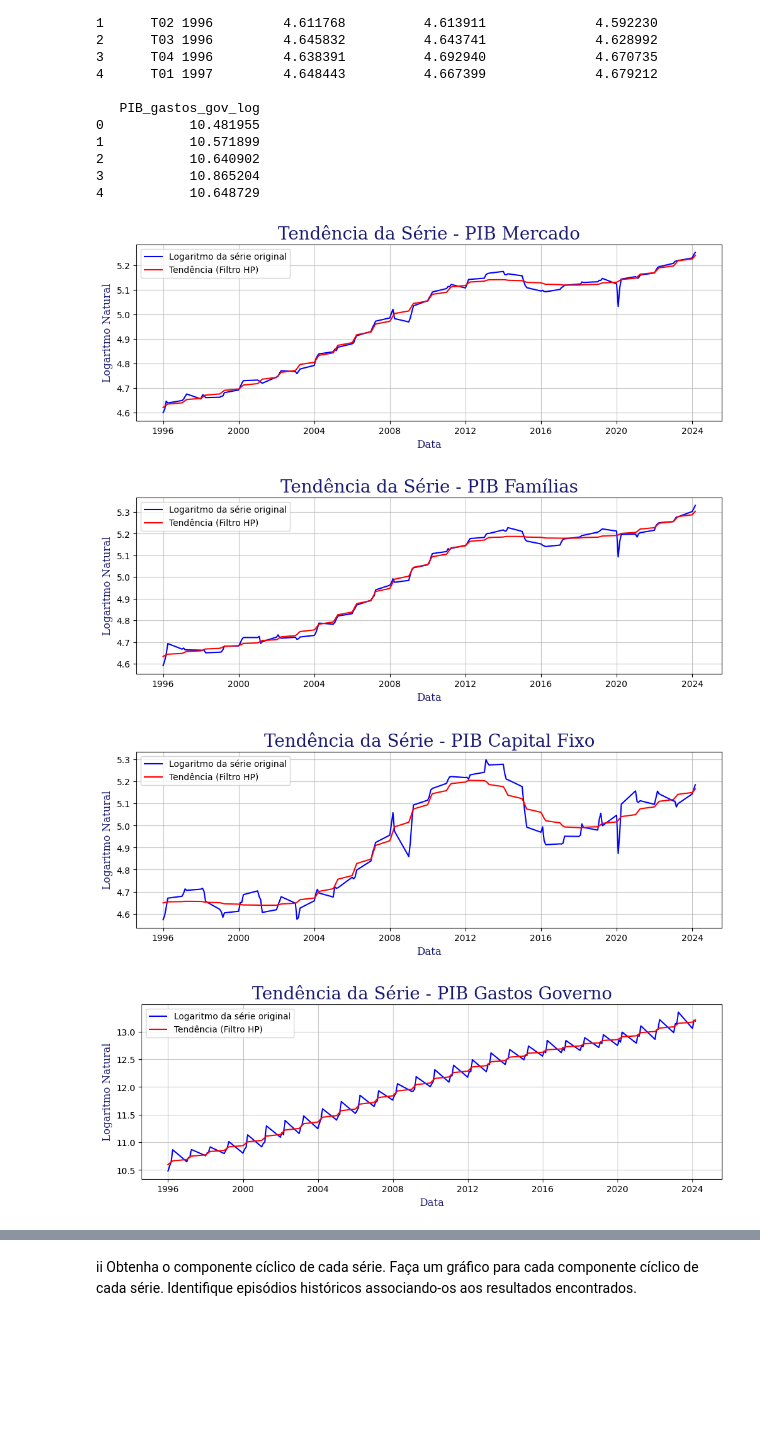
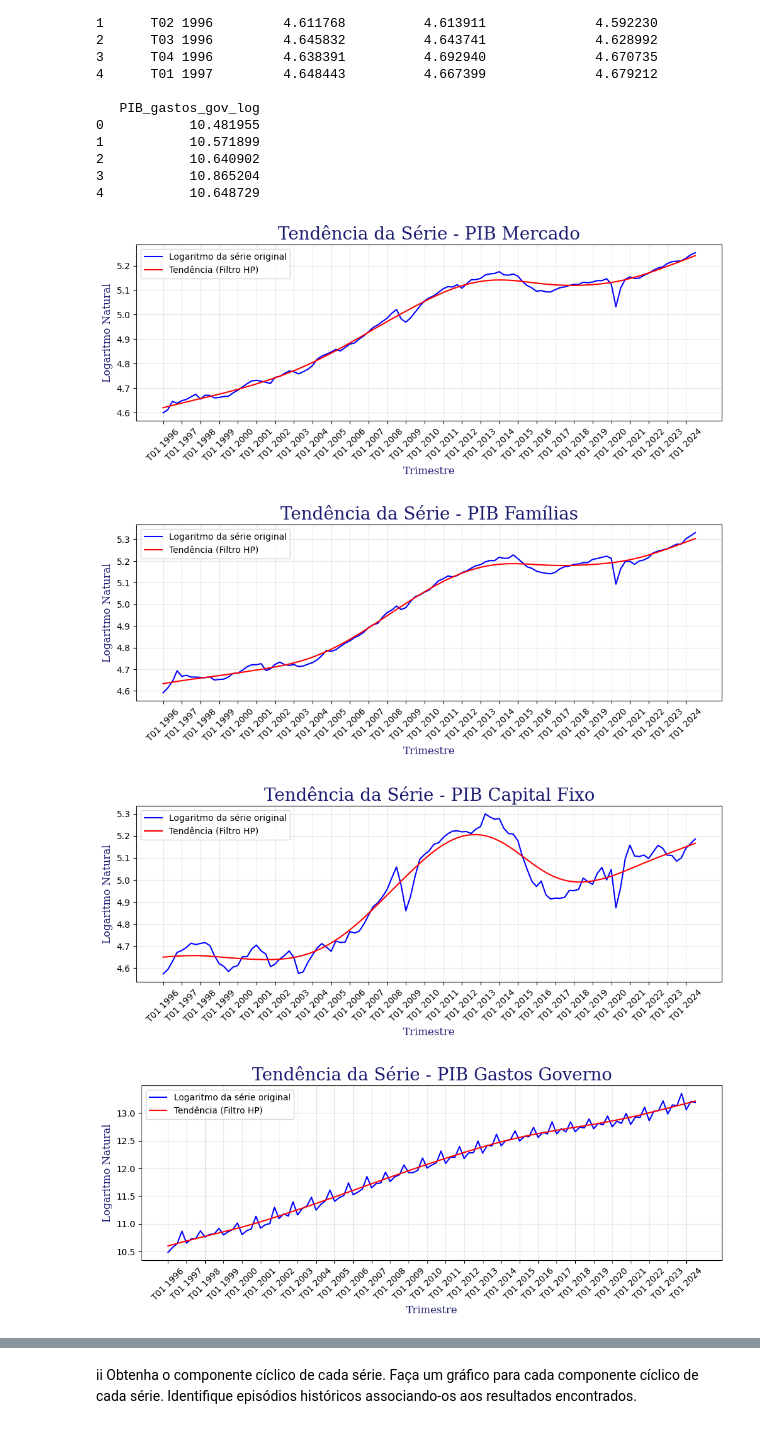
Before and after one commit to meduardajustino/Macroeconomia1, a Jupyter notebook: Lista 1/Questão 1/Questão_1.ipynb, the cells around one changed output, grey strips where cells are left out. Cells and saved outputs as stored; diff of their text form; code cells hidden in the pictures; blank space fills up the shorter version.

```diff
--- a/Lista 1/Questão 1/Questão_1.ipynb
+++ b/Lista 1/Questão 1/Questão_1.ipynb
@@ -158,7 +157,7 @@ media_trimestral['Trimestre_Numérico'] = media_trimestral['Trimestre-Ano'].str.
 # Ordenar com base no ano e no trimestre
 media_trimestral = media_trimestral.sort_values(by=['Ano', 'Trimestre_Numérico']).drop(columns=['Ano', 'Trimestre_Numérico'])
 media_trimestral.reset_index(drop=True, inplace=True)
-media_trimestral.columns = ['Data', 'horas_trabalhadas']
+media_trimestral.columns = ['Trimestre-Ano', 'horas_trabalhadas']
 
 print(media_trimestral.head(12))
 # %% [output]
@@ -243,21 +230,21 @@ def plot_tendencia(data, original, tendencia, titulo):
     plt.plot(data, original, label='Logaritmo da série original', color='blue')
     plt.plot(data, tendencia, label='Tendência (Filtro HP)', color='red')
     plt.title(f'Tendência da Série - {titulo}',  fontdict={'family':'serif','color':'midnightblue','size':20})
-    plt.xlabel('Data', fontdict={'family':'serif','color':'midnightblue','size':12})
+    plt.xlabel('Trimestre', fontdict={'family':'serif','color':'midnightblue','size':12})
+    plt.xticks(range(0, len(data), 4), data[::4], rotation=45)
     plt.ylabel('Logaritmo Natural', fontdict={'family':'serif','color':'midnightblue','size':12})
-    plt.grid(True, linestyle='-', alpha=0.7)
+    plt.grid(True, linestyle='-', alpha=0.3)
     plt.legend()
     plt.show()
 # %%
 # Gráfico para cada série junto com sua tendência estimada pelo filtro HP
-
-plot_tendencia  (df['Data'], df['PIB_Mercado_log'], df['PIB_Mercado_tendencia'], 'PIB Mercado')
-plot_tendencia(df['Data'], df['PIB_familias_log'], df['PIB_familias_tendencia'], 'PIB Famílias')
-plot_tendencia(df['Data'], df['PIB_capital_fixo_log'], df['PIB_capital_fixo_tendencia'], 'PIB Capital Fixo')
-plot_tendencia(df['Data'], df['PIB_gastos_gov_log'], df['PIB_gastos_gov_tendencia'], 'PIB Gastos Governo')
-plot_tendencia(media_trimestral['Data'], media_trimestral['horas_trabalhadas_log'], media_trimestral['horas_trabalhadas_tendencia'], 'Horas Trabalhadas Indústria')
+plot_tendencia(df['Trimestre-Ano'], df['PIB_Mercado_log'], df['PIB_Mercado_tendencia'], 'PIB Mercado')
+plot_tendencia(df['Trimestre-Ano'], df['PIB_familias_log'], df['PIB_familias_tendencia'], 'PIB Famílias')
+plot_tendencia(df['Trimestre-Ano'], df['PIB_capital_fixo_log'], df['PIB_capital_fixo_tendencia'], 'PIB Capital Fixo')
+plot_tendencia(df['Trimestre-Ano'], df['PIB_gastos_gov_log'], df['PIB_gastos_gov_tendencia'], 'PIB Gastos Governo')
+plot_tendencia(media_trimestral['Trimestre-Ano'], media_trimestral['horas_trabalhadas_log'], media_trimestral['horas_trabalhadas_tendencia'], 'Horas Trabalhadas Indústria')
 # %% [output]
-[figure, old version]
+[figure, new version]
-[figure, old version]
+[figure, new version]
-[figure, old version]
+[figure, new version]
-[figure, old version]
+[figure, new version]
```
Also changed, not shown: parts of 8 cells of this notebook, 5 other files.
